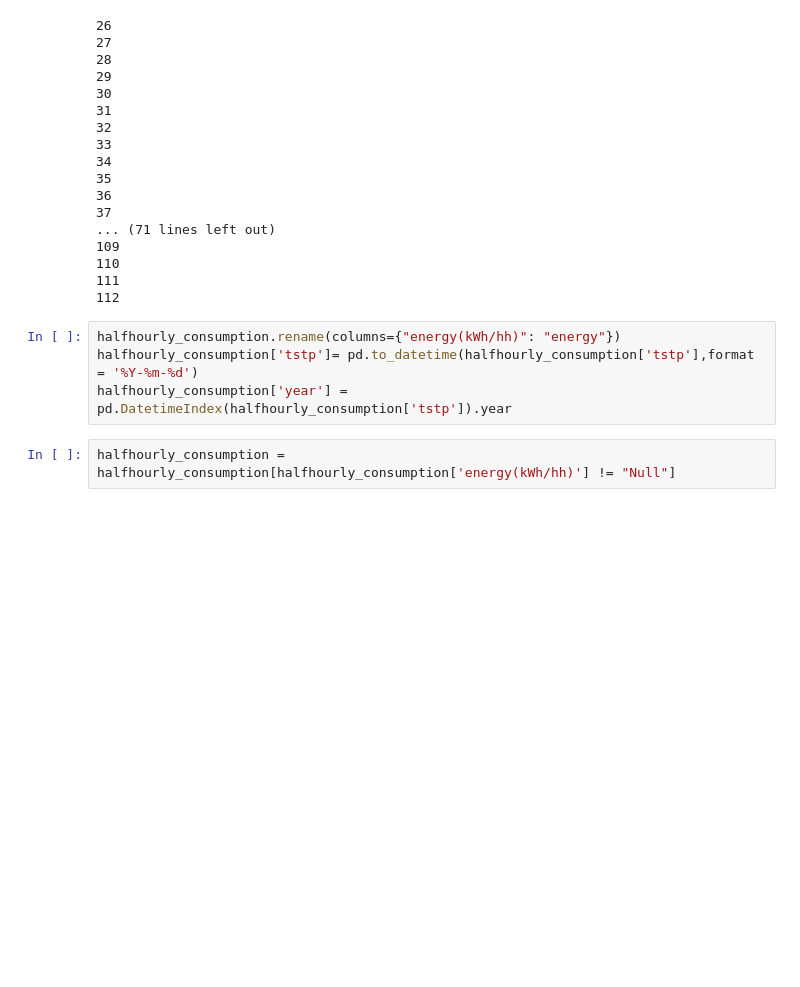
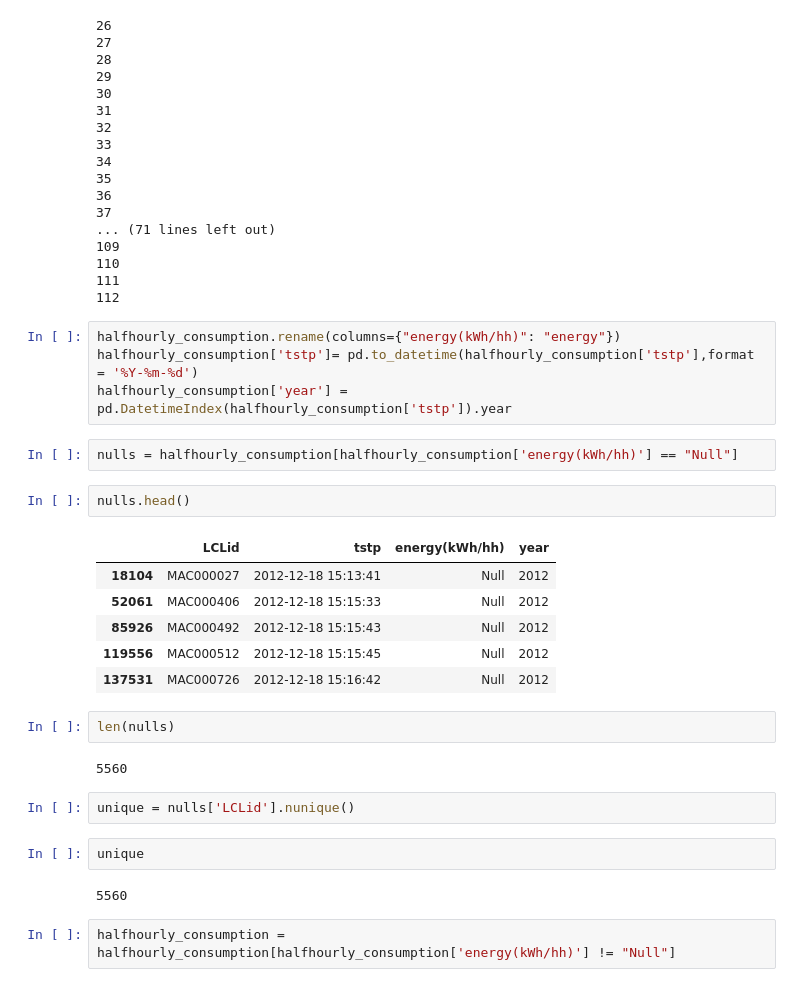
Before and after one commit to belenalberti/Smart_Meters_Demand_Forecasting, a Jupyter notebook: 0_analysis/missings.ipynb, the cells around one changed output. Cells and saved outputs as stored; diff of their text form; blank space fills up the shorter version.

```diff
--- a/0_analysis/missings.ipynb
+++ b/0_analysis/missings.ipynb
@@ -57,6 +57,27 @@ halfhourly_consumption = pd.concat(lista, axis=0, ignore_index=True)
 halfhourly_consumption.rename(columns={"energy(kWh/hh)": "energy"})
 halfhourly_consumption['tstp']= pd.to_datetime(halfhourly_consumption['tstp'],format = '%Y-%m-%d')
 halfhourly_consumption['year'] = pd.DatetimeIndex(halfhourly_consumption['tstp']).year
+# %%
+nulls = halfhourly_consumption[halfhourly_consumption['energy(kWh/hh)'] == "Null"]
+# %%
+nulls.head()
+# %% [output]
+|  | LCLid | tstp | energy(kWh/hh) | year |
+| 18104 | MAC000027 | 2012-12-18 15:13:41 | Null | 2012 |
+| 52061 | MAC000406 | 2012-12-18 15:15:33 | Null | 2012 |
+| 85926 | MAC000492 | 2012-12-18 15:15:43 | Null | 2012 |
+| 119556 | MAC000512 | 2012-12-18 15:15:45 | Null | 2012 |
+| 137531 | MAC000726 | 2012-12-18 15:16:42 | Null | 2012 |
+# %%
+len(nulls)
+# %% [output]
+5560
+# %%
+unique = nulls['LCLid'].nunique()
+# %%
+unique
+# %% [output]
+5560
 # %%
 halfhourly_consumption = halfhourly_consumption[halfhourly_consumption['energy(kWh/hh)'] != "Null"]
 # %%
```
Also changed, not shown: parts of 2 cells of this notebook, 1 other file.
